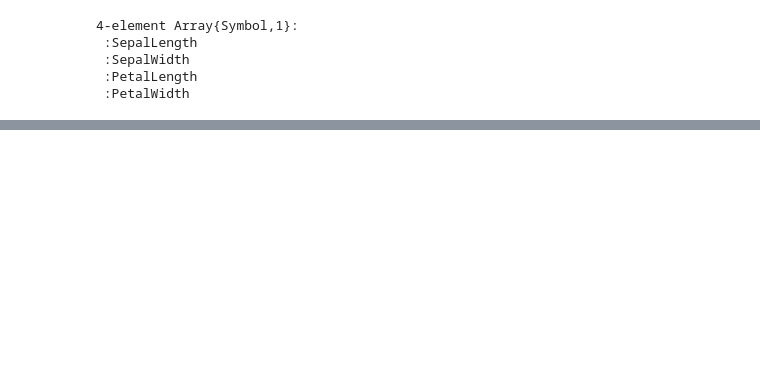
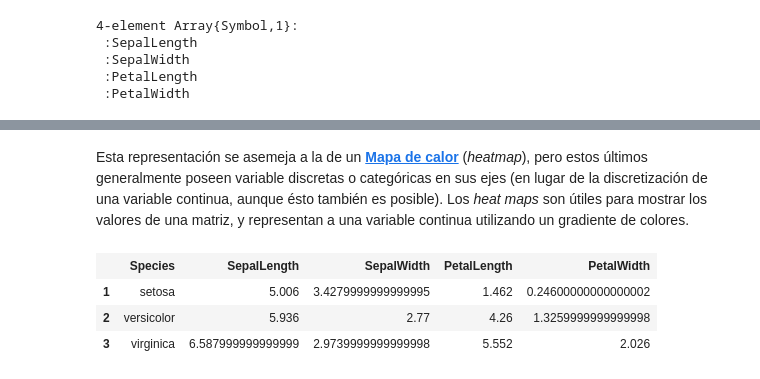
Before and after one commit to diegozea/AnalisisDeDatosCualitativos.jl, a Jupyter notebook: material/I.2.AnalisisDescriptivoDeDatos.ipynb, the cells around one changed output, grey strips where cells are left out. Cells and saved outputs as stored; diff of their text form; code cells hidden in the pictures; blank space fills up the shorter version.

```diff
--- a/material/I.2.AnalisisDescriptivoDeDatos.ipynb
+++ b/material/I.2.AnalisisDescriptivoDeDatos.ipynb
@@ -283,0 +320,16 @@ density(iris, columnas', alpha=0.5, legend=true, fill=0)
+# %% [markdown]
+Esta representación se asemeja a la de un [**Mapa de calor**](https://en.wikipedia.org/wiki/Heat_map) (*heatmap*), pero estos últimos generalmente poseen variable discretas o categóricas en sus ejes (en lugar de la discretización de una variable continua, aunque ésto también es posible). Los *heat maps* son útiles para mostrar los valores de una matriz, y representan a una variable continua utilizando un gradiente de colores.
+# %%
+medias = by(iris, :Species) do df
+    DataFrame(
+    SepalLength = mean(df[:SepalLength]),
+    SepalWidth  = mean(df[:SepalWidth]),
+    PetalLength = mean(df[:PetalLength]),
+    PetalWidth  = mean(df[:PetalWidth])
+    )
+end
+# %% [output]
+|  | Species | SepalLength | SepalWidth | PetalLength | PetalWidth |
+| 1 | setosa | 5.006 | 3.4279999999999995 | 1.462 | 0.24600000000000002 |
+| 2 | versicolor | 5.936 | 2.77 | 4.26 | 1.3259999999999998 |
+| 3 | virginica | 6.587999999999999 | 2.9739999999999998 | 5.552 | 2.026 |
```
Also changed, not shown: parts of 26 cells of this notebook, 1 other file.
